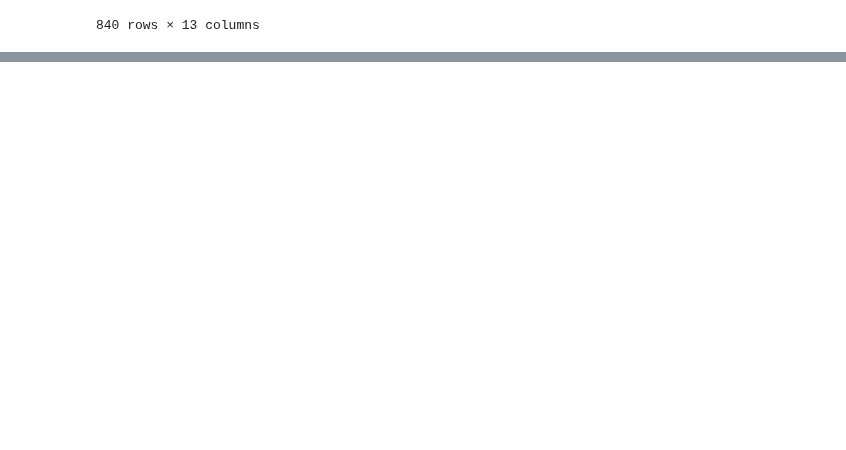
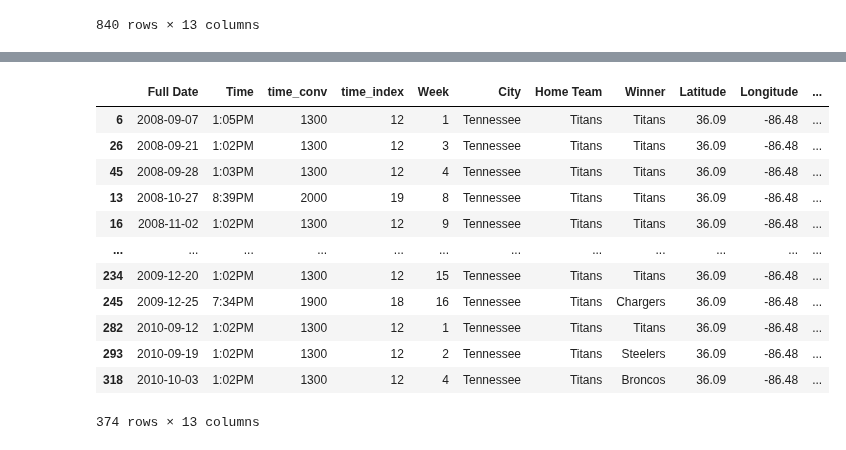
Before and after one commit to ybgandhi/Kickstart_Project, a Jupyter notebook: Dataset.ipynb, the cells around one changed output, grey strips where cells are left out. Saved outputs shown, nothing was run; the diff lists cells and outputs as text; code cells hidden in the pictures; blank space fills up the shorter version.

```diff
--- a/Dataset.ipynb
+++ b/Dataset.ipynb
@@ -39,0 +61,17 @@ merged
+# %%
+empty_pull = merged[merged.weatherDesc.isnull()]
+empty_pull
+# %% [output]
+|  | Full Date | Time | time_conv | time_index | Week | City | Home Team | Winner | Latitude | Longitude | ... |
+| 6 | 2008-09-07 | 1:05PM | 1300 | 12 | 1 | Tennessee | Titans | Titans | 36.09 | -86.48 | ... |
+| 26 | 2008-09-21 | 1:02PM | 1300 | 12 | 3 | Tennessee | Titans | Titans | 36.09 | -86.48 | ... |
+| 45 | 2008-09-28 | 1:03PM | 1300 | 12 | 4 | Tennessee | Titans | Titans | 36.09 | -86.48 | ... |
+| 13 | 2008-10-27 | 8:39PM | 2000 | 19 | 8 | Tennessee | Titans | Titans | 36.09 | -86.48 | ... |
+| 16 | 2008-11-02 | 1:02PM | 1300 | 12 | 9 | Tennessee | Titans | Titans | 36.09 | -86.48 | ... |
+| ... | ... | ... | ... | ... | ... | ... | ... | ... | ... | ... | ... |
+| 234 | 2009-12-20 | 1:02PM | 1300 | 12 | 15 | Tennessee | Titans | Titans | 36.09 | -86.48 | ... |
+| 245 | 2009-12-25 | 7:34PM | 1900 | 18 | 16 | Tennessee | Titans | Chargers | 36.09 | -86.48 | ... |
+| 282 | 2010-09-12 | 1:02PM | 1300 | 12 | 1 | Tennessee | Titans | Titans | 36.09 | -86.48 | ... |
+| 293 | 2010-09-19 | 1:02PM | 1300 | 12 | 2 | Tennessee | Titans | Steelers | 36.09 | -86.48 | ... |
+| 318 | 2010-10-03 | 1:02PM | 1300 | 12 | 4 | Tennessee | Titans | Broncos | 36.09 | -86.48 | ... |
+374 rows × 13 columns
```
Also changed, not shown: parts of 2 cells of this notebook, 1 other file.
